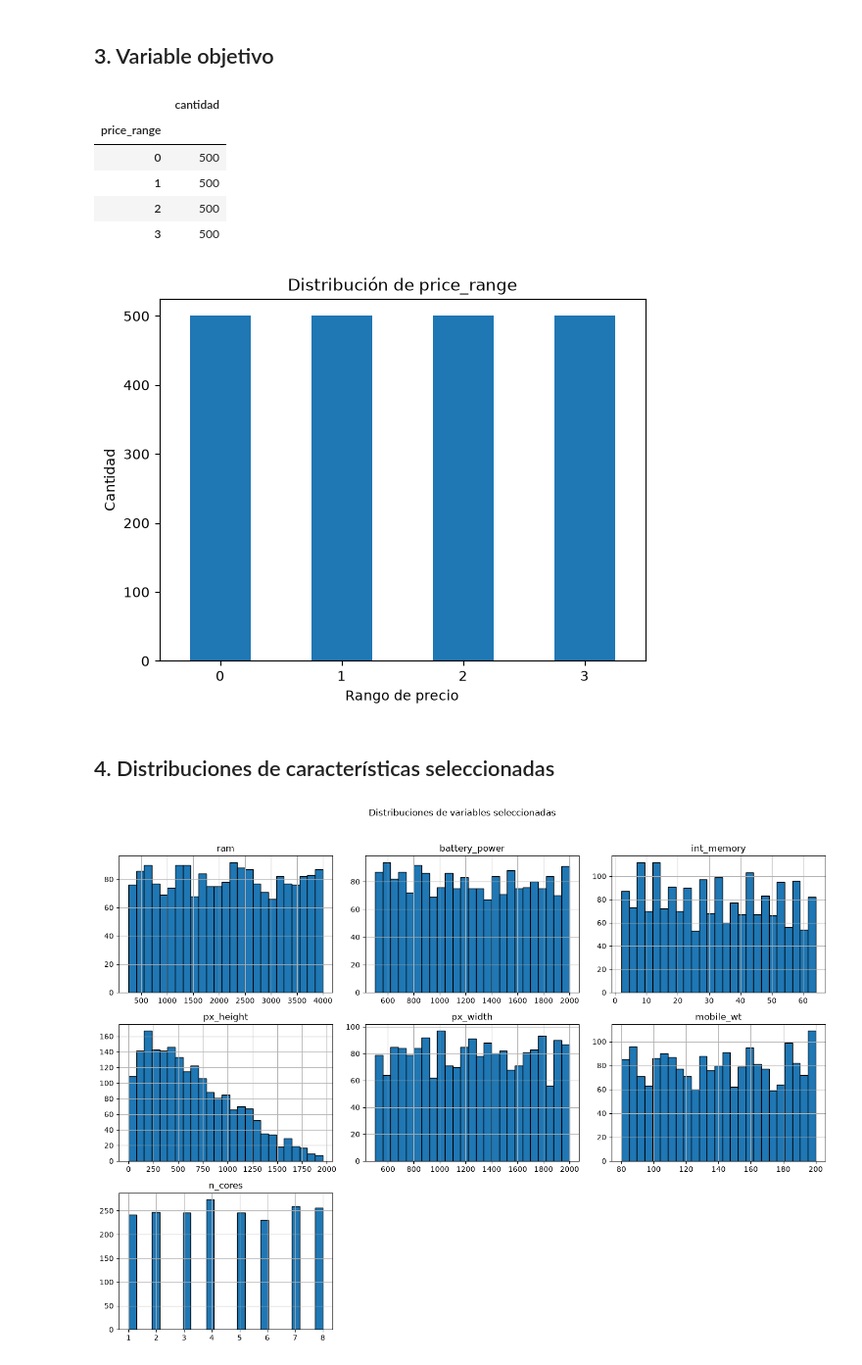
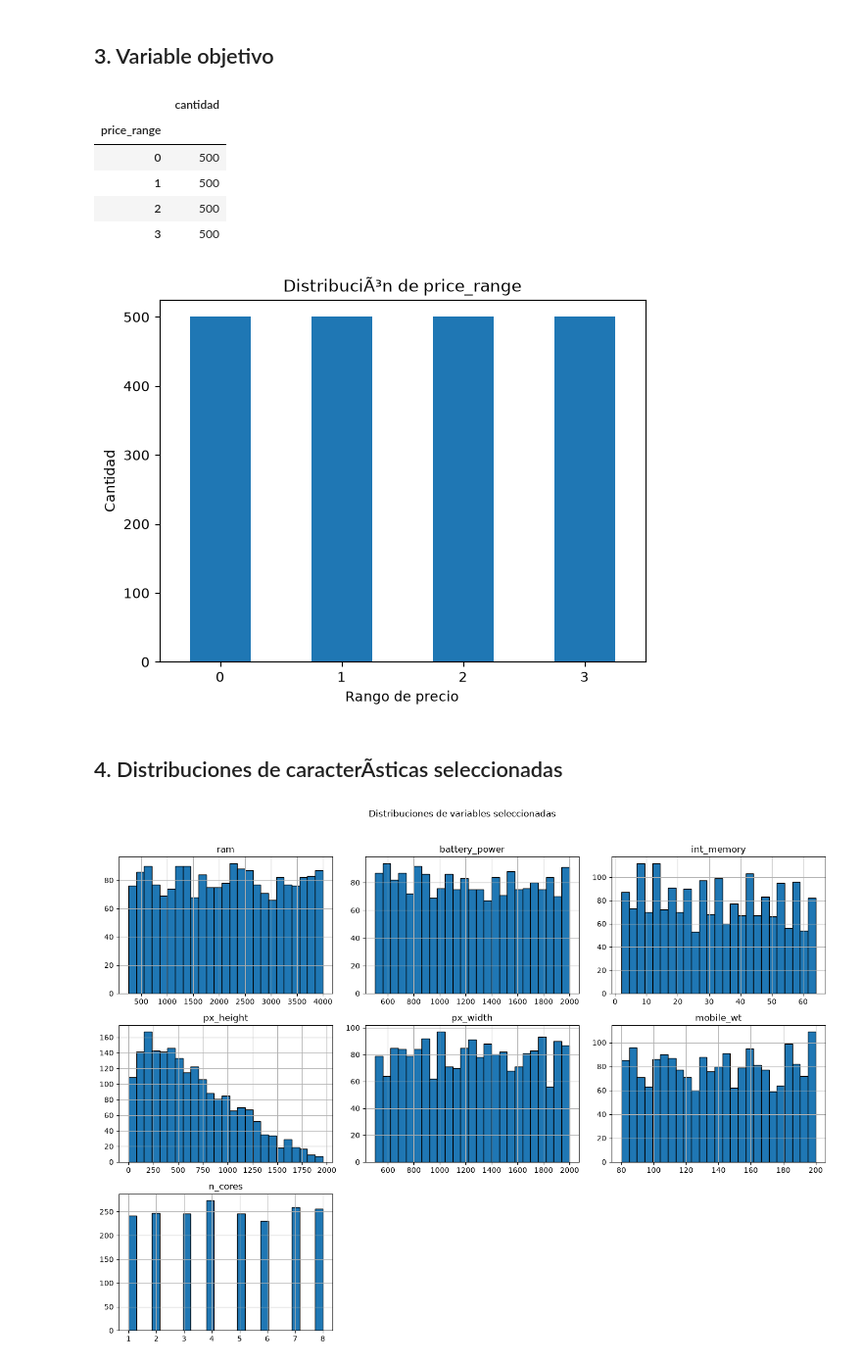
Before and after one commit to Lushexxx7/Mobile_Price_Class_MLOPS, a Jupyter notebook: notebooks/01_eda.ipynb, the cells around one changed output. Shown at 98% size. Drawn from its saved outputs; the diff is of its cells as text; code cells hidden in the pictures.

```diff
--- a/notebooks/01_eda.ipynb
+++ b/notebooks/01_eda.ipynb
@@ -98,21 +98,21 @@ df.describe().T
 # %%
 distribucion_objetivo = df[TARGET].value_counts().sort_index()
 display(distribucion_objetivo.rename('cantidad').to_frame())
-distribucion_objetivo.plot(kind='bar', title='Distribución de price_range')
+distribucion_objetivo.plot(kind='bar', title='DistribuciÃ³n de price_range')
 plt.xlabel('Rango de precio')
 plt.ylabel('Cantidad')
 plt.xticks(rotation=0)
 plt.show()
 # %% [output]
 |  | cantidad |
 | price_range |  |
 | 0 | 500 |
 | 1 | 500 |
 | 2 | 500 |
 | 3 | 500 |
-[figure, old version]
+[figure, new version]
 # %% [markdown]
-## 4. Distribuciones de características seleccionadas
+## 4. Distribuciones de caracterÃ­sticas seleccionadas
 # %%
 variables = [
     'ram', 'battery_power', 'int_memory', 'px_height',
```
Also changed, not shown: parts of 5 cells of this notebook, 27 other files.
